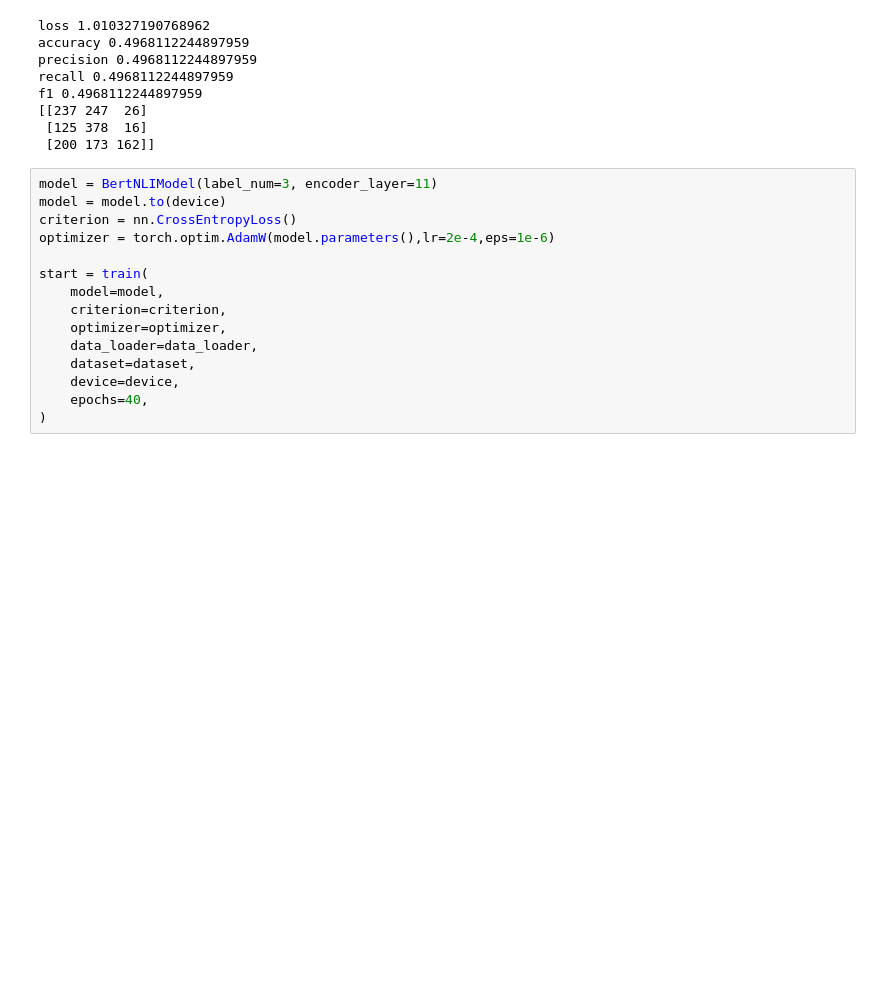
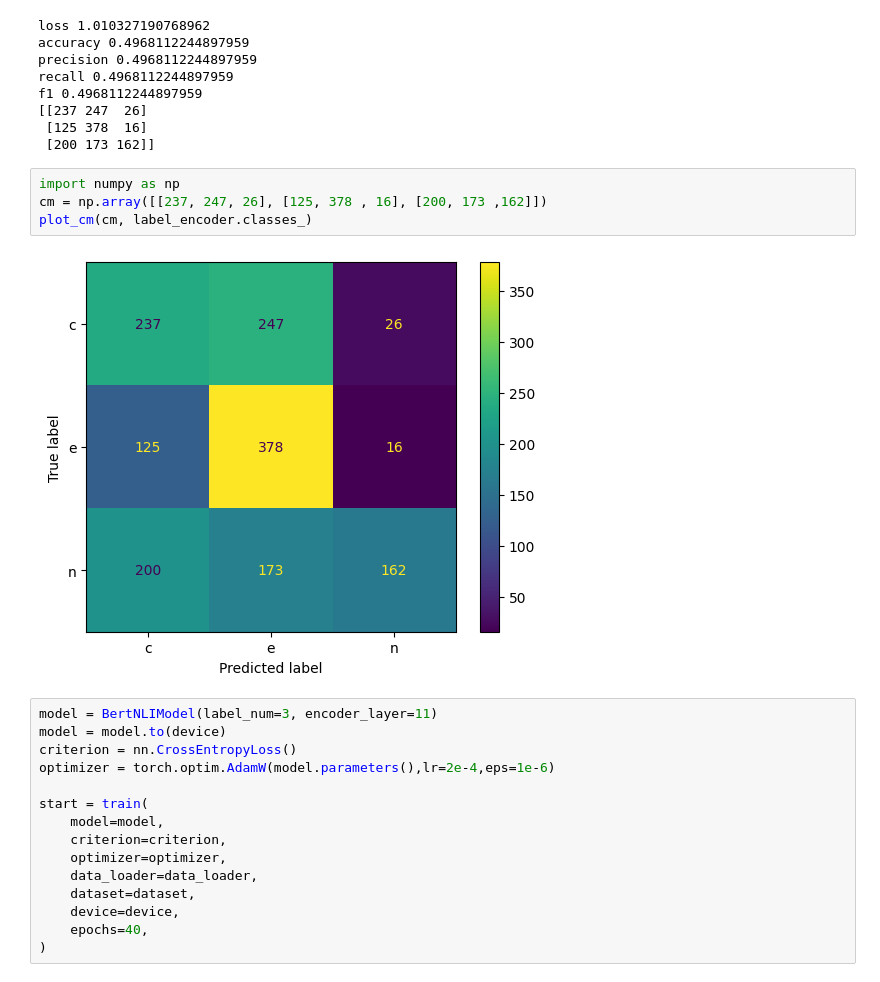
Before and after one commit to 1-1is0/farstail-nli-taks, a Jupyter notebook: q01-models-01.ipynb, the cells around one changed output. Cells and saved outputs as stored; diff of their text form; blank space fills up the shorter version.

```diff
--- a/q01-models-01.ipynb
+++ b/q01-models-01.ipynb
@@ -352,6 +325,12 @@ f1 0.4968112244897959
 [[237 247  26]
  [125 378  16]
  [200 173 162]]
+# %%
+import numpy as np
+cm = np.array([[237, 247, 26], [125, 378 , 16], [200, 173 ,162]])
+plot_cm(cm, label_encoder.classes_)
+# %% [output]
+[figure, added]
 # %%
 model = BertNLIModel(label_num=3, encoder_layer=11)
 model = model.to(device)
```
Also changed, not shown: parts of 12 cells of this notebook, 4 other files.
